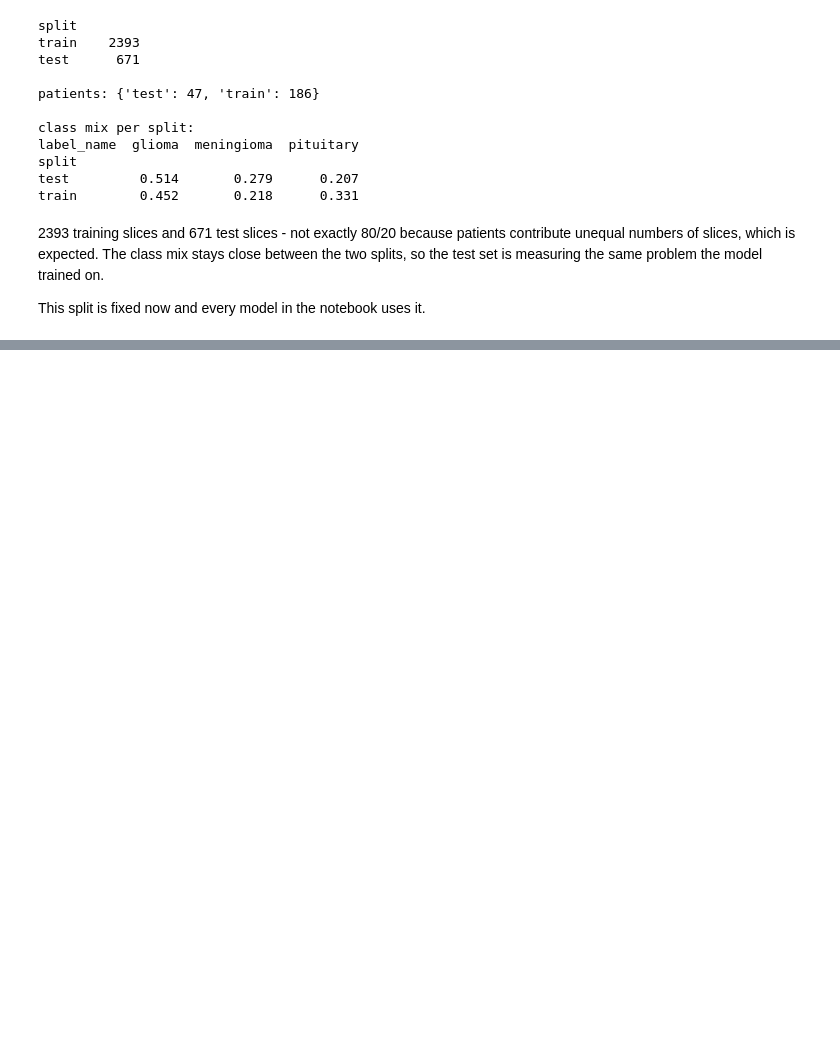
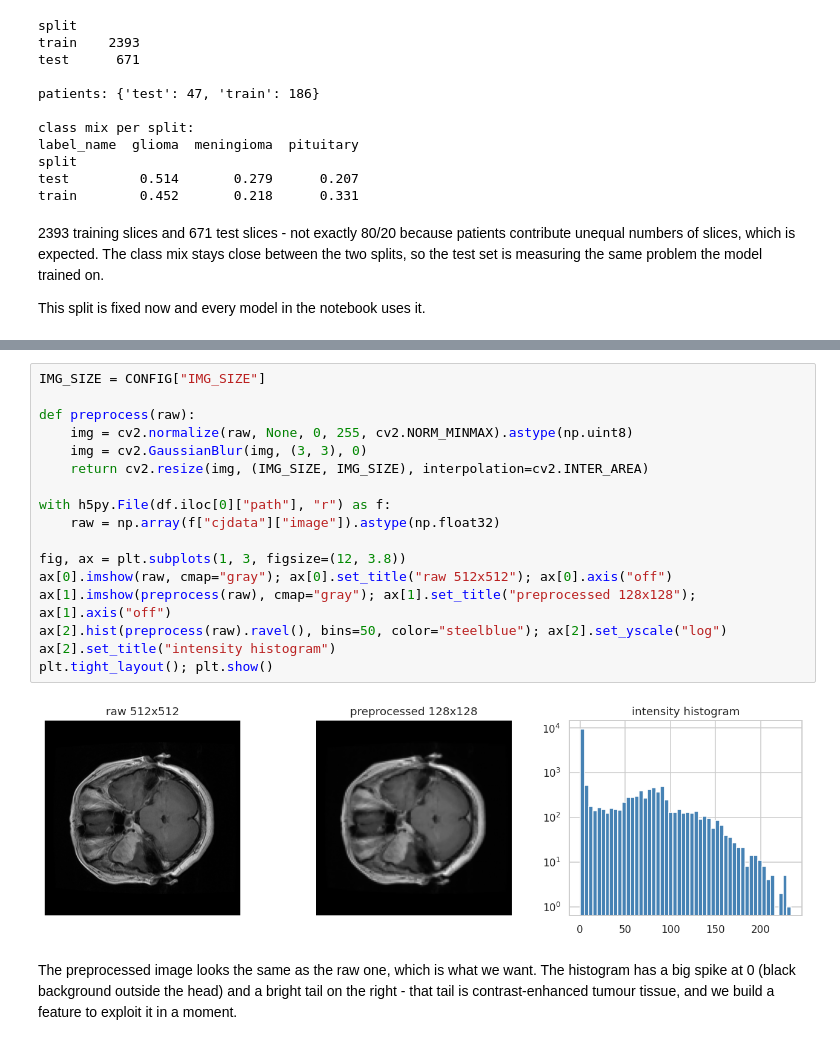
Before and after one commit to SurajKhomane108/brain-tumor-classification-localization, a Jupyter notebook: brain_tumor_classification_localization.ipynb, the cells around one changed output, grey strips where cells are left out. Cells and saved outputs as stored; diff of their text form; blank space fills up the shorter version.

Commit message:
Add preprocessing and two feature banks (global texture + spatial grid)

```diff
--- a/brain_tumor_classification_localization.ipynb
+++ b/brain_tumor_classification_localization.ipynb
@@ -314,0 +325,23 @@ This split is fixed now and every model in the notebook uses it.
+# %%
+IMG_SIZE = CONFIG["IMG_SIZE"]
+
+def preprocess(raw):
+    img = cv2.normalize(raw, None, 0, 255, cv2.NORM_MINMAX).astype(np.uint8)
+    img = cv2.GaussianBlur(img, (3, 3), 0)
+    return cv2.resize(img, (IMG_SIZE, IMG_SIZE), interpolation=cv2.INTER_AREA)
+
+with h5py.File(df.iloc[0]["path"], "r") as f:
+    raw = np.array(f["cjdata"]["image"]).astype(np.float32)
+
+fig, ax = plt.subplots(1, 3, figsize=(12, 3.8))
+ax[0].imshow(raw, cmap="gray"); ax[0].set_title("raw 512x512"); ax[0].axis("off")
+ax[1].imshow(preprocess(raw), cmap="gray"); ax[1].set_title("preprocessed 128x128"); ax[1].axis("off")
+ax[2].hist(preprocess(raw).ravel(), bins=50, color="steelblue"); ax[2].set_yscale("log")
+ax[2].set_title("intensity histogram")
+plt.tight_layout(); plt.show()
+# %% [output]
+[figure, added]
+# %% [markdown]
+The preprocessed image looks the same as the raw one, which is what we want. The histogram has a
+big spike at 0 (black background outside the head) and a bright tail on the right - that tail is
+contrast-enhanced tumour tissue, and we build a feature to exploit it in a moment.
```
Also changed, not shown: parts of 12 cells of this notebook.
